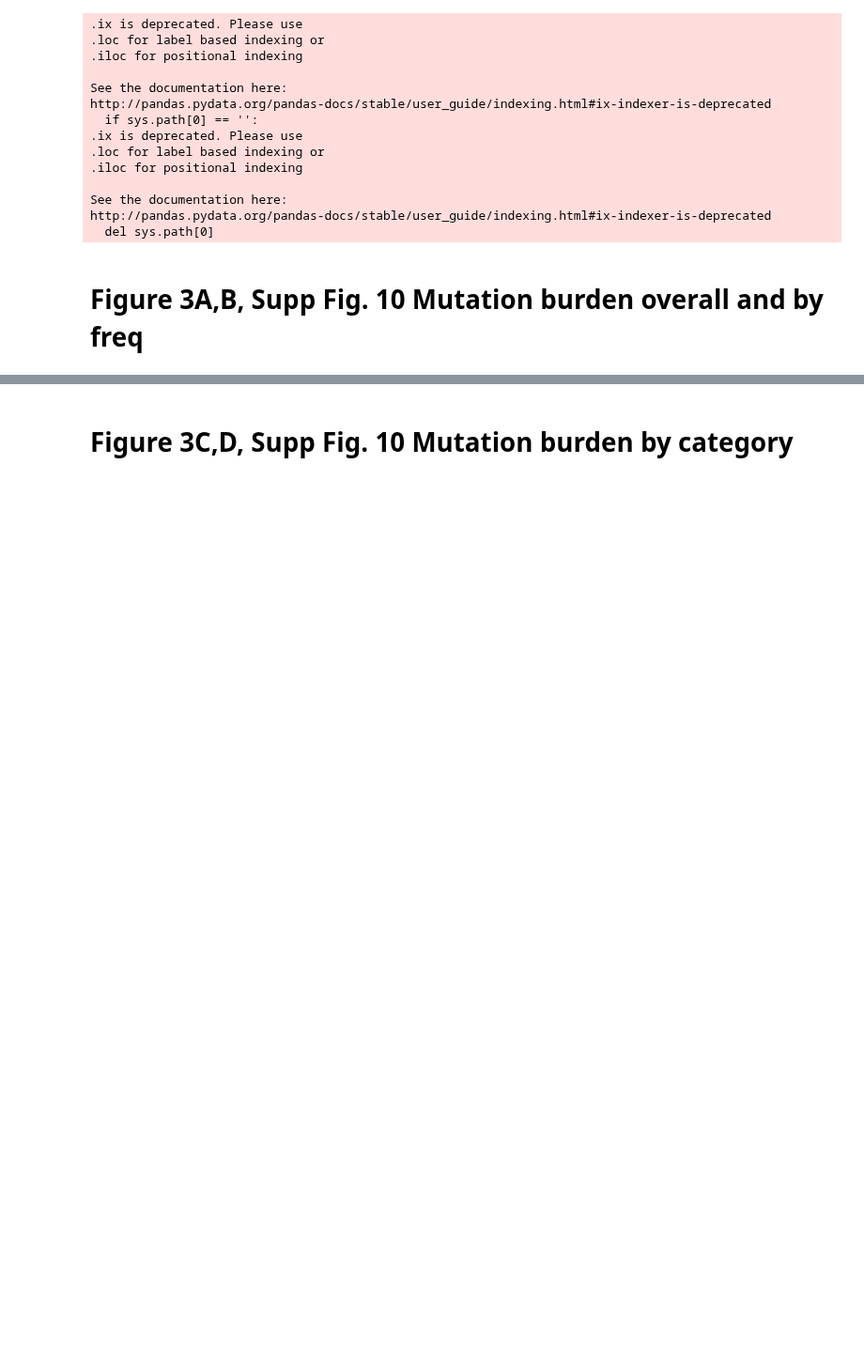
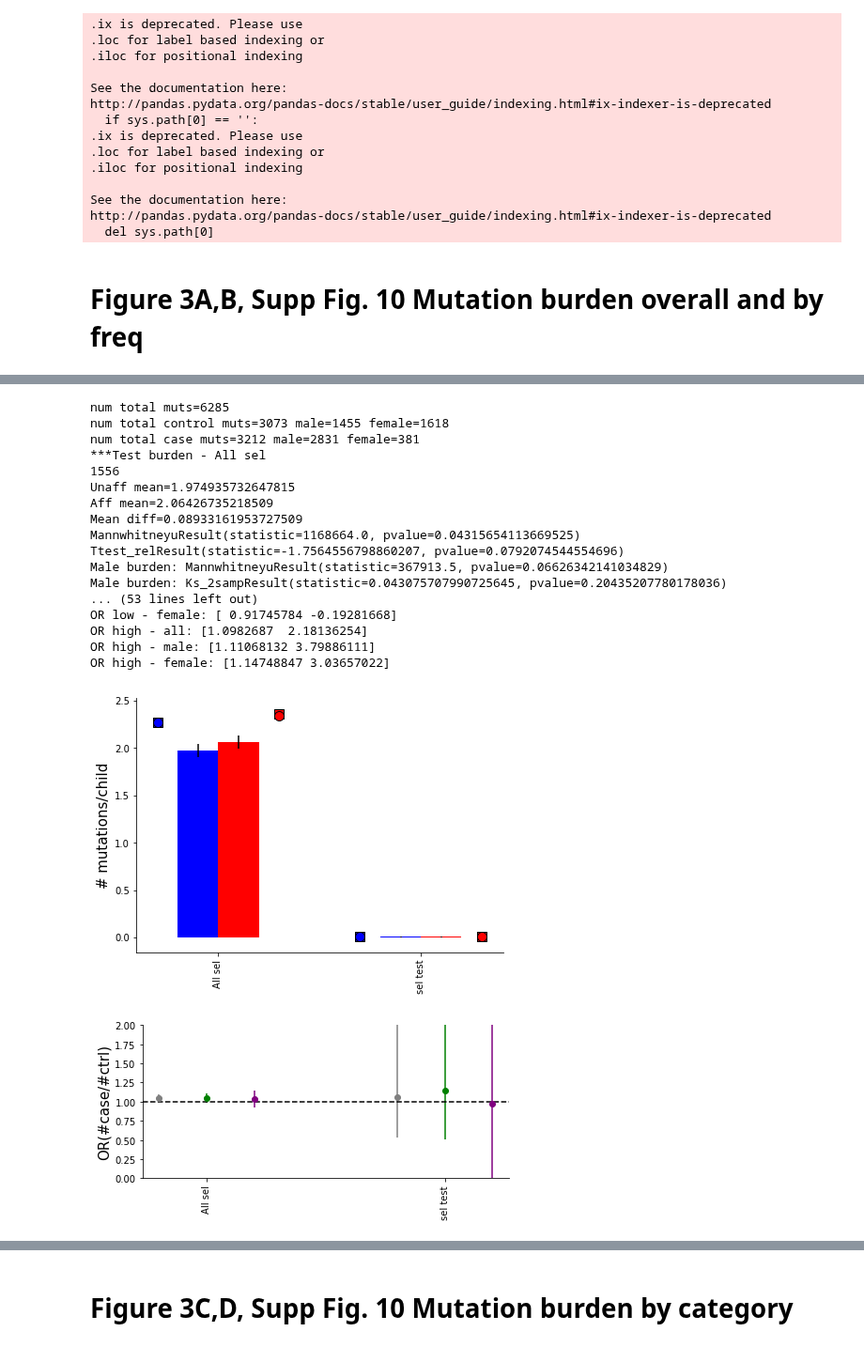
Before and after one commit to gymreklab/ssc-denovos-paper, a Jupyter notebook: figure-notebooks/Mitra_etal_Figure3.ipynb, the cells around one changed output, grey strips where cells are left out. Shown at 94% size. Saved outputs shown, nothing was run; the diff lists cells and outputs as text; code cells hidden in the pictures; blank space fills up the shorter version.

```diff
--- a/figure-notebooks/Mitra_etal_Figure3.ipynb
+++ b/figure-notebooks/Mitra_etal_Figure3.ipynb
@@ -534,0 +580,33 @@ male=1.030611805256355
+# %%
+# Try to add Bonnie's scores
+selscores = pd.read_csv("/storage/BonnieH/selection_project/per_locus/results/per_locus_results_prelim.txt", sep="\t")
+selscores = selscores[~selscores["chrom"].isin(["chrX","chrY"])]
+selscores["chrom"] = selscores["chrom"].apply(lambda x: int(x[3:]))
+selscores["pos"] = selscores["start"]
+seldata = pd.merge(finaldata, selscores, on=["chrom","pos"])
+
+fdata_list = [seldata]
+fdata_labels_list = ["All sel"]
+fdata_list.append(seldata[seldata["ABC_s_median"]>0.01])
+fdata_labels_list.append("sel test")
+PlotBurden(seldata, fdata_list, fdata_labels_list, col=None, freq=1, maxORy=2, figprefix="del-selection", adjust_patage=False)
+# %% [output]
+num total muts=6285
+num total control muts=3073 male=1455 female=1618
+num total case muts=3212 male=2831 female=381
+***Test burden - All sel
+1556
+Unaff mean=1.974935732647815
+Aff mean=2.06426735218509
+Mean diff=0.08933161953727509
+MannwhitneyuResult(statistic=1168664.0, pvalue=0.04315654113669525)
+Ttest_relResult(statistic=-1.7564556798860207, pvalue=0.0792074544554696)
+Male burden: MannwhitneyuResult(statistic=367913.5, pvalue=0.06626342141034829)
+Male burden: Ks_2sampResult(statistic=0.043075707990725645, pvalue=0.20435207780178036)
+... (53 lines left out)
+OR low - female: [ 0.91745784 -0.19281668]
+OR high - all: [1.0982687  2.18136254]
+OR high - male: [1.11068132 3.79886111]
+OR high - female: [1.14748847 3.03657022]
+[figure, added]
+[figure, added]
```
Also changed, not shown: parts of 14 cells of this notebook, 1 other file.
